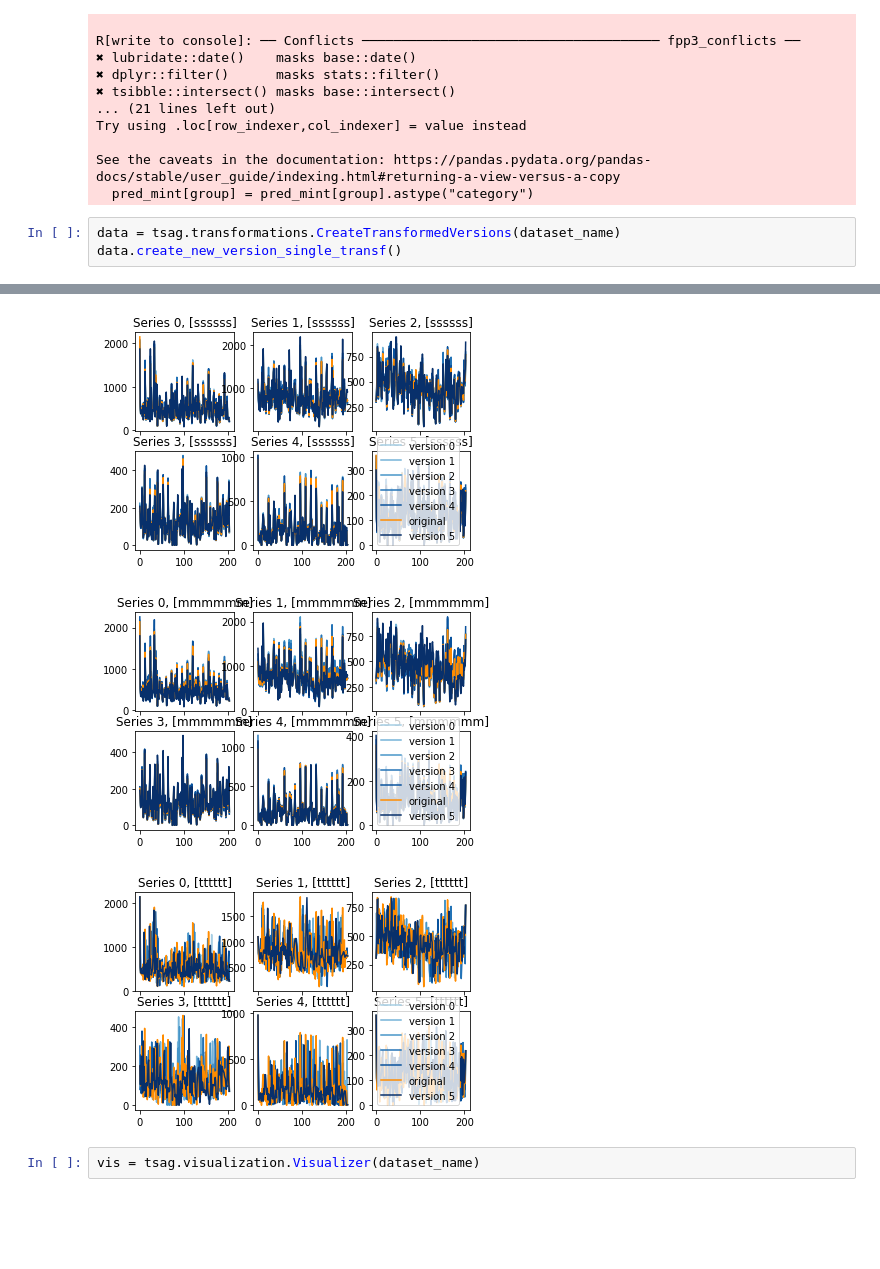
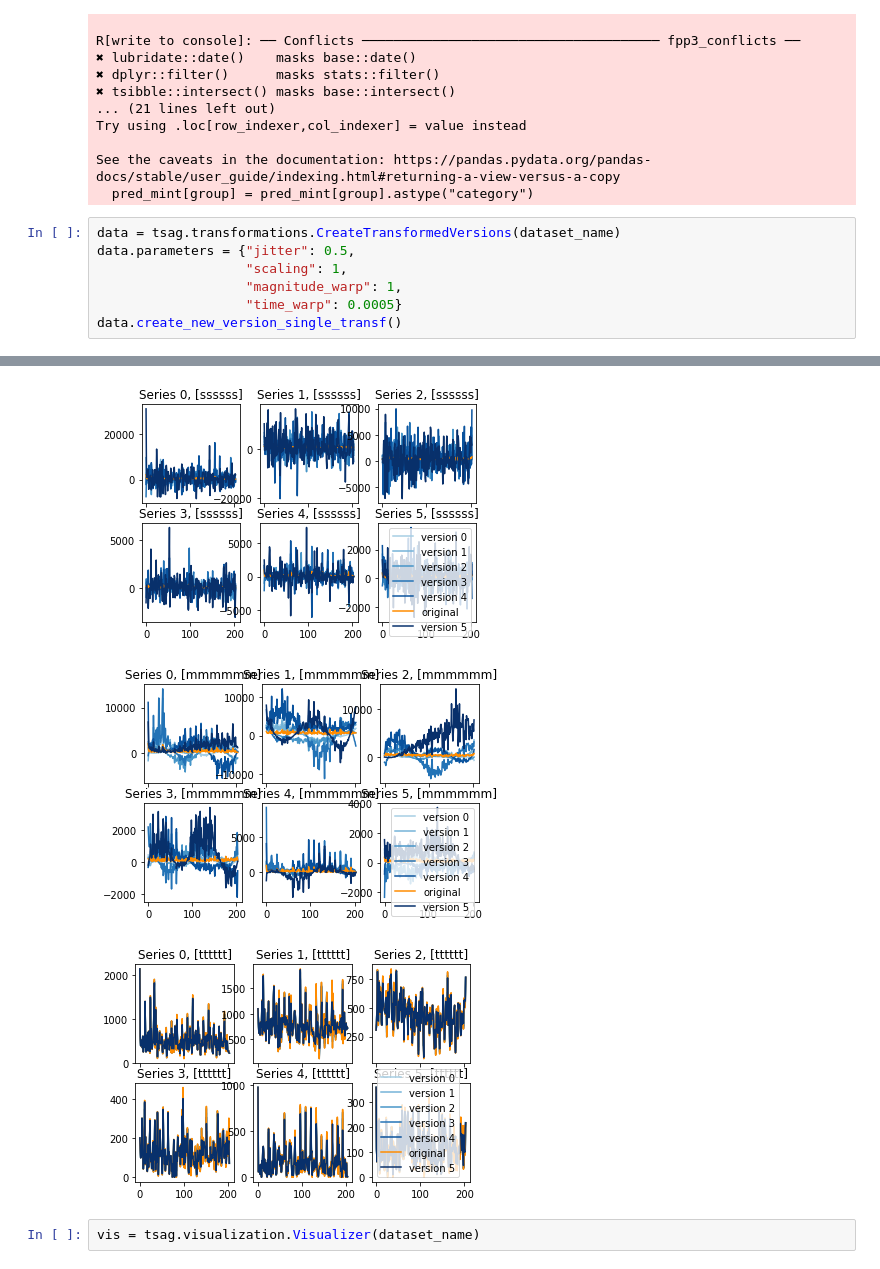
Before and after one commit to luisroque/hierarchical_ts_forecaster, a Jupyter notebook: notebooks/results_prison_all_algos/hierarchical_ts_forecaster_tourism.ipynb, the cells around one changed output, grey strips where cells are left out. Drawn from its saved outputs; the diff is of its cells as text; blank space fills up the shorter version.

```diff
--- a/notebooks/results_prison_all_algos/hierarchical_ts_forecaster_tourism.ipynb
+++ b/notebooks/results_prison_all_algos/hierarchical_ts_forecaster_tourism.ipynb
@@ -55,5 +55,9 @@ See the caveats in the documentation: https://pandas.pydata.org/pandas-docs/stab
   pred_mint[group] = pred_mint[group].astype("category")
 # %%
 data = tsag.transformations.CreateTransformedVersions(dataset_name)
+data.parameters = {"jitter": 0.5,
+                   "scaling": 1,
+                   "magnitude_warp": 1,
+                   "time_warp": 0.0005}
 data.create_new_version_single_transf()
 # %% [output]
@@ -62,6 +66,6 @@ data.create_new_version_single_transf()
-[figure, old version]
+[figure, new version]
-[figure, old version]
+[figure, new version]
-[figure, old version]
+[figure, new version]
 # %%
 vis = tsag.visualization.Visualizer(dataset_name)
 # %%
```
Also changed, not shown: parts of 1 cell of this notebook, 38 other files.
